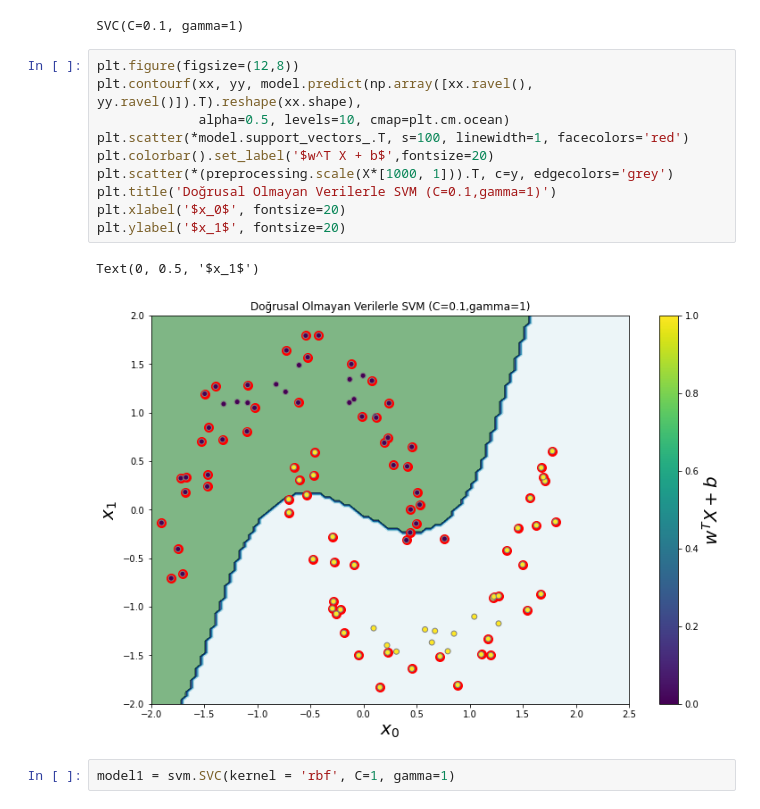
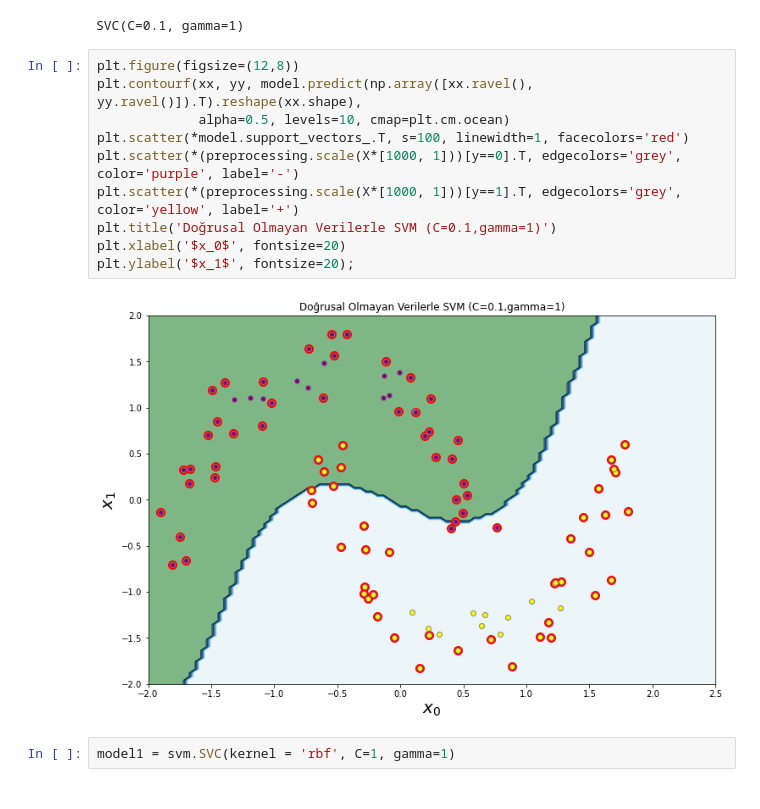
Before and after one commit to ibrakaplan/SVM-Example, a Jupyter notebook: SVM Classification.ipynb, the cells around one changed output. Cells and saved outputs as stored; diff of their text form.

```diff
--- a/SVM Classification.ipynb
+++ b/SVM Classification.ipynb
@@ -23,16 +22,15 @@ SVC(C=0.1, gamma=1)
 # %%
 plt.figure(figsize=(12,8))
 plt.contourf(xx, yy, model.predict(np.array([xx.ravel(), yy.ravel()]).T).reshape(xx.shape),
              alpha=0.5, levels=10, cmap=plt.cm.ocean)
 plt.scatter(*model.support_vectors_.T, s=100, linewidth=1, facecolors='red')
-plt.colorbar().set_label('$w^T X + b$',fontsize=20)
-plt.scatter(*(preprocessing.scale(X*[1000, 1])).T, c=y, edgecolors='grey')
+plt.scatter(*(preprocessing.scale(X*[1000, 1]))[y==0].T, edgecolors='grey', color='purple', label='-')
+plt.scatter(*(preprocessing.scale(X*[1000, 1]))[y==1].T, edgecolors='grey', color='yellow', label='+')
 plt.title('Doğrusal Olmayan Verilerle SVM (C=0.1,gamma=1)')
 plt.xlabel('$x_0$', fontsize=20)
-plt.ylabel('$x_1$', fontsize=20)
+plt.ylabel('$x_1$', fontsize=20);
 # %% [output]
-Text(0, 0.5, '$x_1$')
-[figure, old version]
+[figure, new version]
 # %%
 model1 = svm.SVC(kernel = 'rbf', C=1, gamma=1)
 # %%
```
Also changed, not shown: parts of 7 cells of this notebook.
